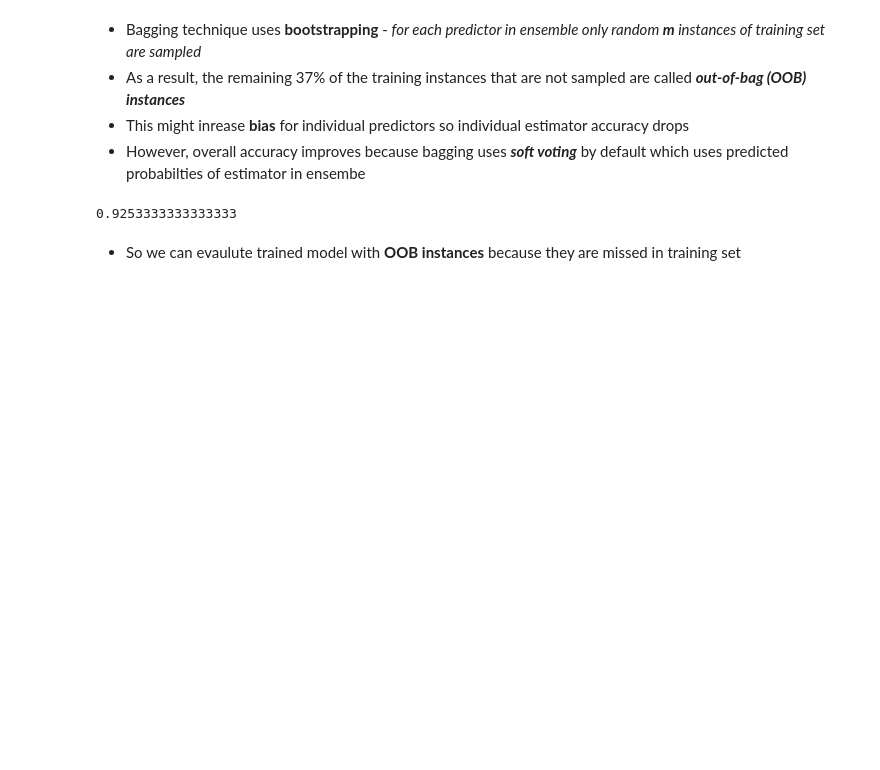
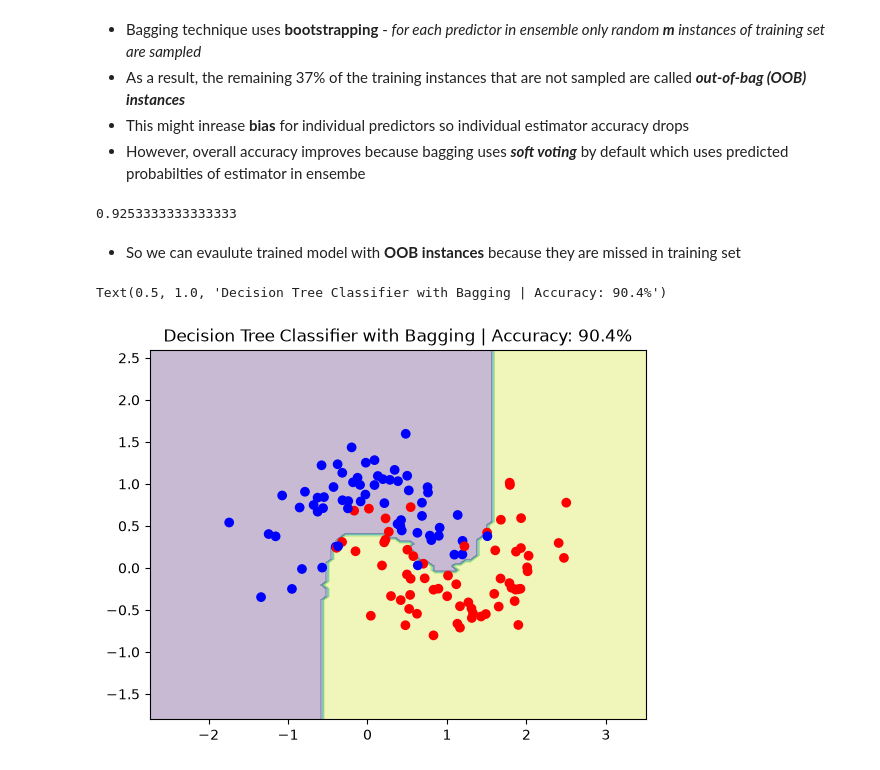
Before and after one commit to yusufjonc07/ML, a Jupyter notebook: experiments/EnsembleLearning.ipynb, the cells around one changed output. Saved outputs shown, nothing was run; the diff lists cells and outputs as text; code cells hidden in the pictures; blank space fills up the shorter version.

Commit message:
Bagging Visual

```diff
--- a/experiments/EnsembleLearning.ipynb
+++ b/experiments/EnsembleLearning.ipynb
@@ -99,3 +99,19 @@ bag_clf.oob_score_
 0.9253333333333333
 # %% [markdown]
 - So we can evaulute trained model with **OOB instances** because they are missed in training set
+# %%
+import matplotlib.pyplot as plt
+from sklearn.inspection import DecisionBoundaryDisplay
+
+acc = bag_clf.score(X_test, y_test) * 100
+DecisionBoundaryDisplay.from_estimator(
+    bag_clf,
+    X_test,
+    response_method="predict",
+    alpha=0.3,
+)
+plt.scatter(X_test[:, 0], X_test[:, 1], c=y_test, cmap="bwr")
+plt.title(f"Decision Tree Classifier with Bagging | Accuracy: {acc}%")
+# %% [output]
+Text(0.5, 1.0, 'Decision Tree Classifier with Bagging | Accuracy: 90.4%')
+[figure, added]
```
